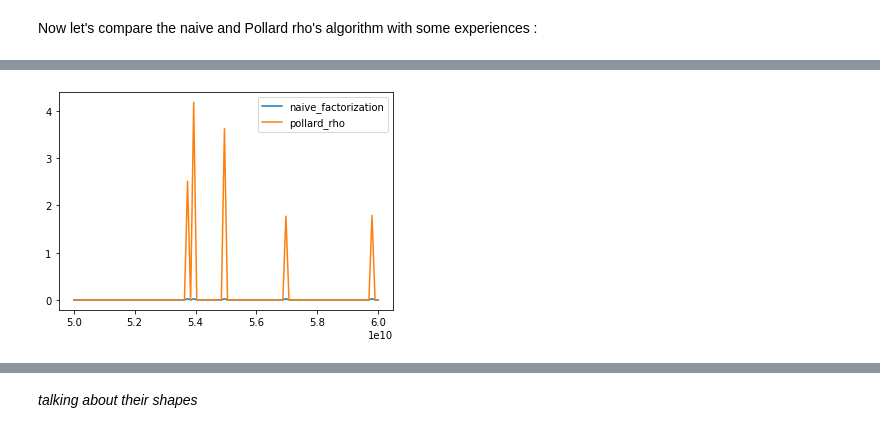
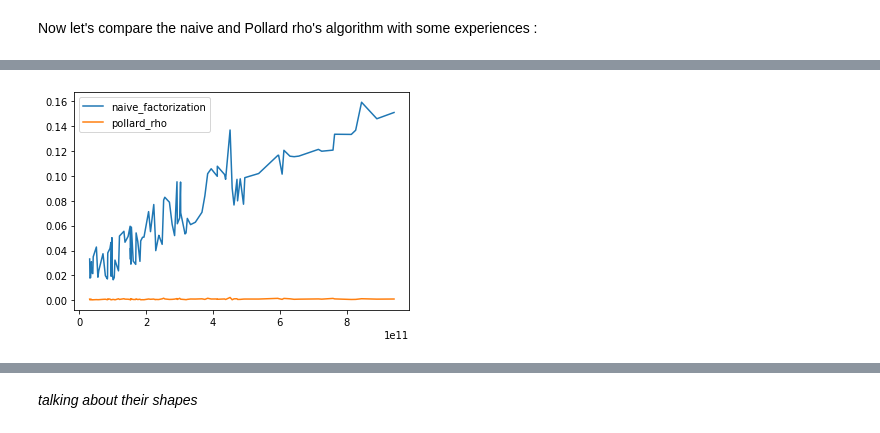
Before and after one commit to galyfray/IT41_TH1, a Jupyter notebook: Question1.ipynb, the cells around one changed output, grey strips where cells are left out. Cells and saved outputs as stored; diff of their text form; code cells hidden in the pictures.

Commit message:
the plot is finised yeeeeruhfgiughezuhfziugh

```diff
--- a/Question1.ipynb
+++ b/Question1.ipynb
@@ -479,7 +479,7 @@ import math
 
 def pollard_rho(n):
 
-    for _ in range (10):
+    while(True):
         i = 0
         x = random.randint(0, n-1)
         y = x
@@ -533,6 +620,7 @@ plo : 2
 # %%
-X = linspace(50000000000,60000000000,100)
-data = benchmark([naive_factorization,pollard_rho], X, lambda n:[n], 10, warm=True)
+tab_of_semiprime.sort()
+X = tab_of_semiprime
+data = benchmark([naive_factorization, pollard_rho], X, lambda n:[n], 10, warm=True)
 plot(data).show()
 # %% [output]
-[figure, old version]
+[figure, new version]
```
Also changed, not shown: parts of 3 cells of this notebook.
